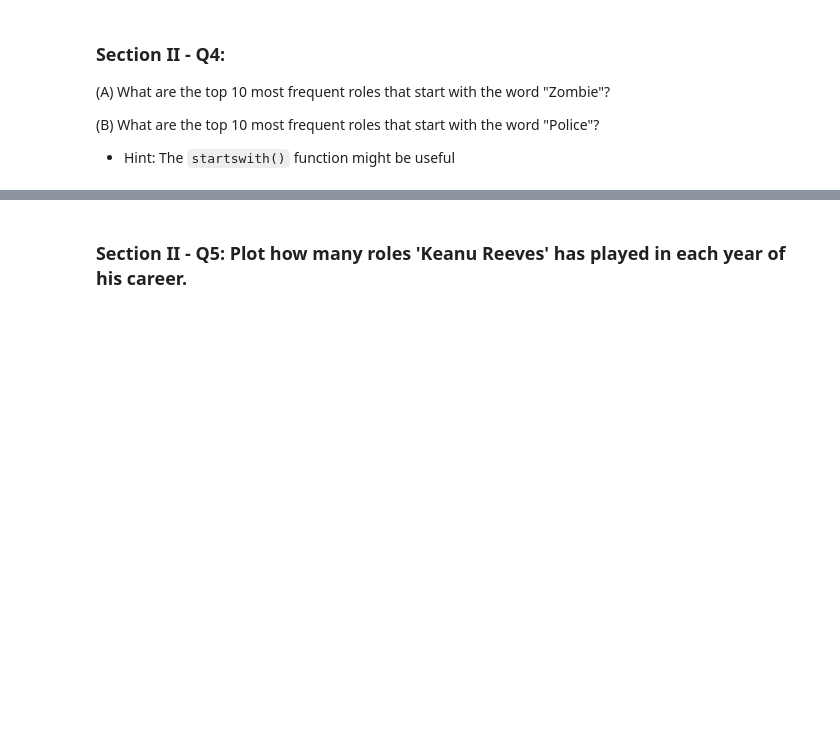
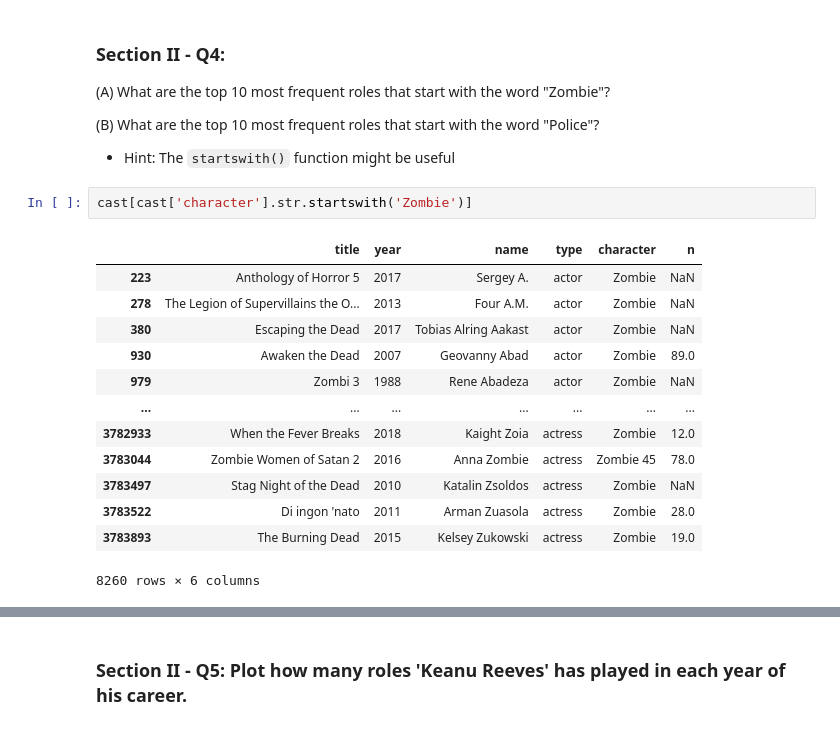
Before and after one commit to sl7423/mec-mini-projects, a Jupyter notebook: mec-5.3.10-data-wranging-with-pandas-mini-project/Mini_Project_Data_Wrangling_Pandas.ipynb, the cells around one changed output, grey strips where cells are left out. Cells and saved outputs as stored; diff of their text form; blank space fills up the shorter version.

```diff
--- a/mec-5.3.10-data-wranging-with-pandas-mini-project/Mini_Project_Data_Wrangling_Pandas.ipynb
+++ b/mec-5.3.10-data-wranging-with-pandas-mini-project/Mini_Project_Data_Wrangling_Pandas.ipynb
@@ -305,3 +451,19 @@ top_ten.plot(kind='barh')
 (B) What are the top 10 most frequent roles that start with the word "Police"?
 
 - Hint: The `startswith()` function might be useful
+# %%
+cast[cast['character'].str.startswith('Zombie')]
+# %% [output]
+|  | title | year | name | type | character | n |
+| 223 | Anthology of Horror 5 | 2017 | Sergey A. | actor | Zombie | NaN |
+| 278 | The Legion of Supervillains the O... | 2013 | Four A.M. | actor | Zombie | NaN |
+| 380 | Escaping the Dead | 2017 | Tobias Alring Aakast | actor | Zombie | NaN |
+| 930 | Awaken the Dead | 2007 | Geovanny Abad | actor | Zombie | 89.0 |
+| 979 | Zombi 3 | 1988 | Rene Abadeza | actor | Zombie | NaN |
+| ... | ... | ... | ... | ... | ... | ... |
+| 3782933 | When the Fever Breaks | 2018 | Kaight Zoia | actress | Zombie | 12.0 |
+| 3783044 | Zombie Women of Satan 2 | 2016 | Anna Zombie | actress | Zombie 45 | 78.0 |
+| 3783497 | Stag Night of the Dead | 2010 | Katalin Zsoldos | actress | Zombie | NaN |
+| 3783522 | Di ingon 'nato | 2011 | Arman Zuasola | actress | Zombie | 28.0 |
+| 3783893 | The Burning Dead | 2015 | Kelsey Zukowski | actress | Zombie | 19.0 |
+8260 rows × 6 columns
```
Also changed, not shown: parts of 23 cells of this notebook.
